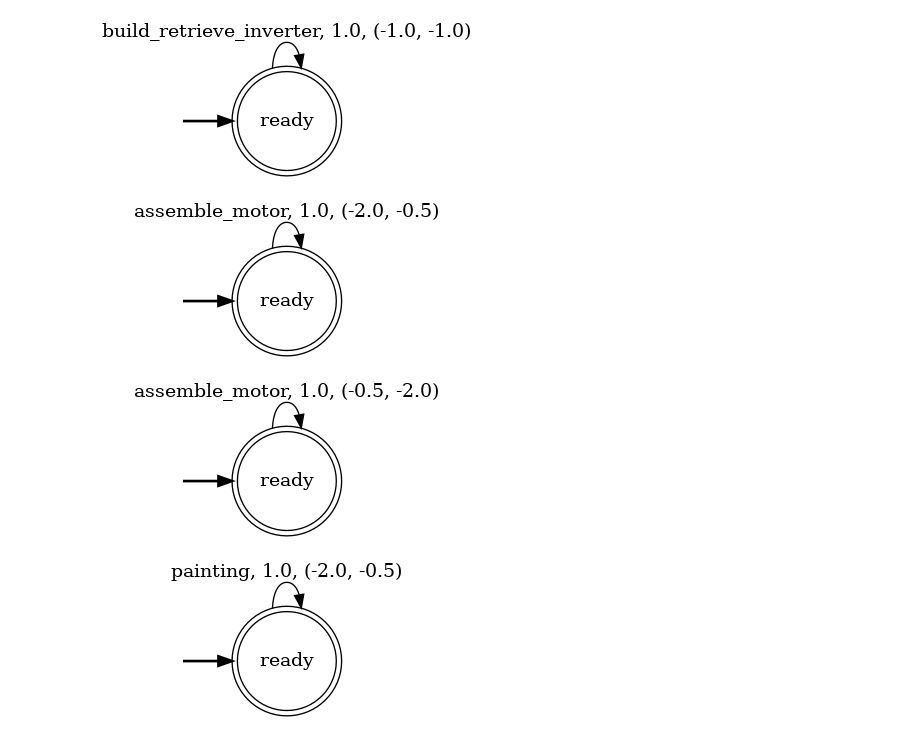
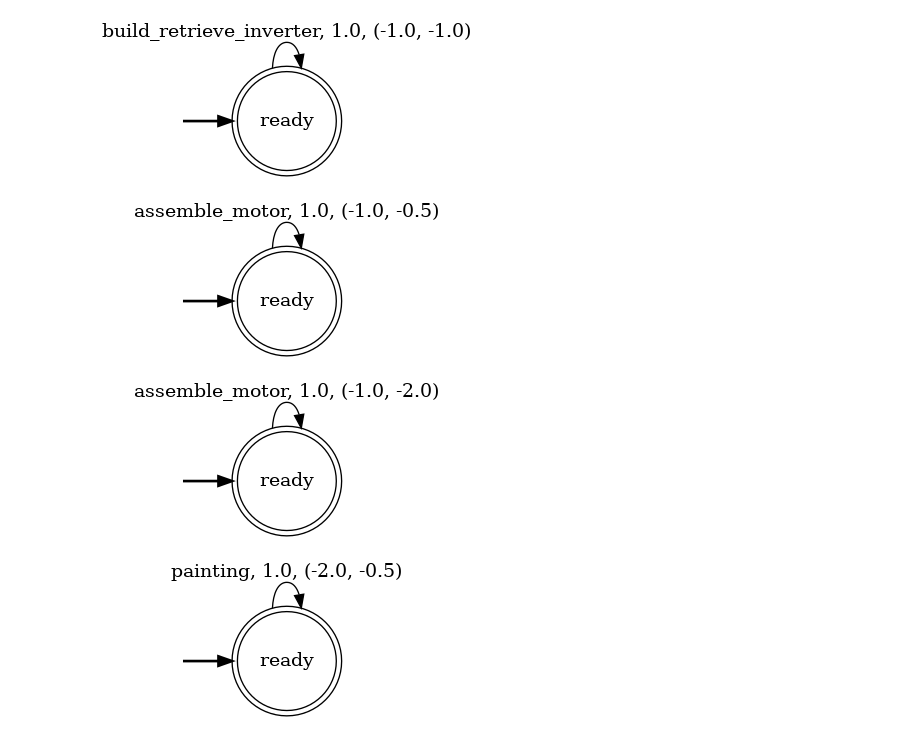
Before and after one commit to luusi/stochastic-service-composition-with-ltlf-goals, a Jupyter notebook: docs/notebooks/01-electric-motor-production.ipynb, the cells around one changed output. Drawn from its saved outputs; the diff is of its cells as text; code cells hidden in the pictures.

Commit message:
add same economic cost but different quality cost

```diff
--- a/docs/notebooks/01-electric-motor-production.ipynb
+++ b/docs/notebooks/01-electric-motor-production.ipynb
@@ -186,24 +186,24 @@ render_service(service_inverter_warehouse)
 # %%
 def assembler_service(economic_cost: float = DEFAULT_REWARD_ECONOMIC_COST, quality_cost: float = DEFAULT_REWARD_QUALITY_COST) -> Service:
     """Build the assembler device."""
     transitions = {
         "ready": {
             ASSEMBLE_MOTOR: ({"ready": 1.0}, (economic_cost, quality_cost)),
         },
     }
     final_states = {"ready"}
     initial_state = "ready"
     return build_service_from_transitions(transitions, initial_state, final_states)  # type: ignore
 
 # high economic cost - low quality cost
-service_assembler_1 = assembler_service(economic_cost=HIGH_COST, quality_cost=LOW_COST)
+service_assembler_1 = assembler_service(quality_cost=LOW_COST)
 # low economic cost - high quality cost
-service_assembler_2 = assembler_service(economic_cost=LOW_COST, quality_cost=HIGH_COST)
+service_assembler_2 = assembler_service(quality_cost=HIGH_COST)
 render_service(service_assembler_1)
 render_service(service_assembler_2)
 # %% [output]
 [figure]
-[figure, old version]
+[figure, new version]
 # %%
 def painter_service(economic_cost: float = DEFAULT_REWARD_ECONOMIC_COST, quality_cost: float = DEFAULT_REWARD_QUALITY_COST) -> Service:
     """Build the painter device."""
```
Also changed, not shown: parts of 14 cells of this notebook.
